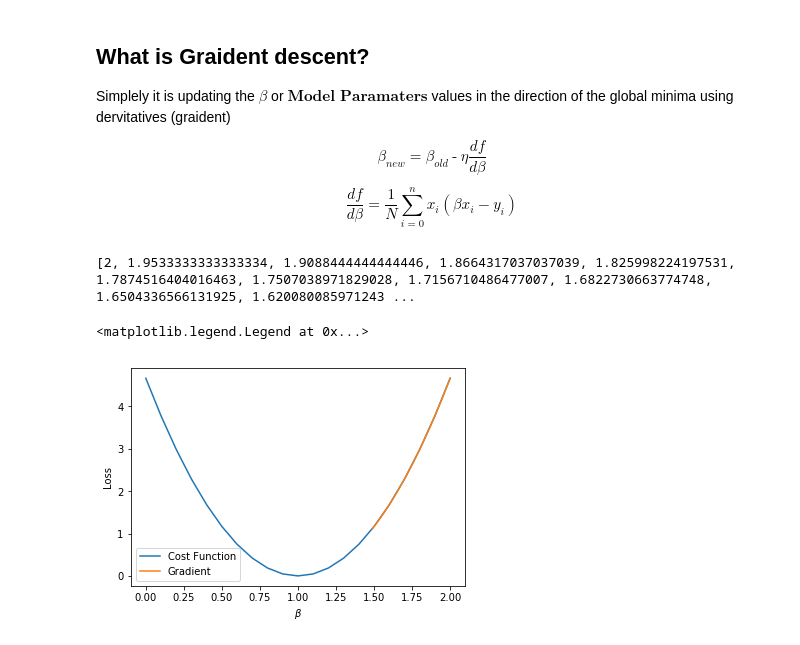
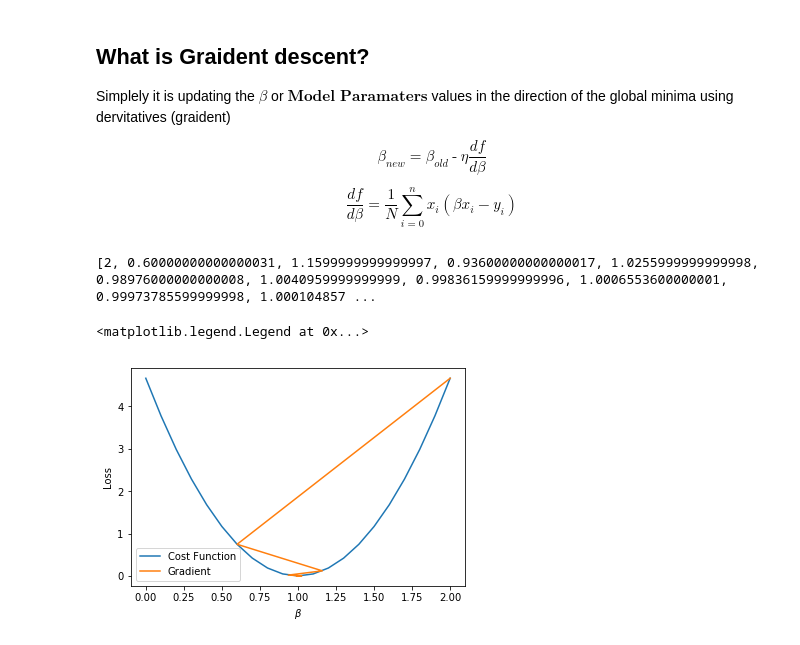
Before and after one commit to ahmedanis03/IntroMLandDL, a Jupyter notebook: Machine Learning intro.ipynb, the cells around one changed output. Saved outputs shown, nothing was run; the diff lists cells and outputs as text; code cells hidden in the pictures.

```diff
--- a/Machine Learning intro.ipynb
+++ b/Machine Learning intro.ipynb
@@ -90,0 +80,11 @@ plt.ylabel('Loss')
+# %%
+beta = np.arange(0,2.1,0.1)
+def cost(y, y_hat):
+    n = len(y)
+    return (((y_hat - y)**2).sum()) / n
+
+beta_applied = np.array([a*b for a,b in zip(beta,np.array([x,]*len(beta)))])
+loss = [cost(y, y_hat) for y_hat in beta_applied]
+plt.plot(beta,loss)
+plt.xlabel(r'$\beta$')
+plt.ylabel('Loss')
@@ -131,23 +134,24 @@ def gradient_step(x, y, beta, learning_rate):
     diff = 1/N * np.sum( x * ((beta * x) - y))
     return beta - (learning_rate * diff)
 # %%
-eta = 0.01
+eta = 0.3
+number_of_function_calls = 10
 
 betas = [2]
-for i in range(15):
+for i in range(number_of_function_calls):
     betas.append(gradient_step(x, y, betas[i], eta))
 
 
-beta_p_applied = np.array([a*b for a,b in zip(betas,np.array([x,]*len(beta)))])
+beta_p_applied = np.array([a*b for a,b in zip(betas,np.array([x,]*len(betas)))])
 loss_p = [cost(y, y_hat) for y_hat in beta_p_applied]
 
 print(betas)
 plt.plot(beta,loss)
 plt.plot(betas, loss_p,'-')
 plt.xlabel(r'$\beta$')
 plt.ylabel('Loss')
 plt.legend(['Cost Function','Gradient'])
 # %% [output]
-[2, 1.9533333333333334, 1.9088444444444446, 1.8664317037037039, 1.825998224197531, 1.7874516404016463, 1.7507038971829028, 1.7156710486477007, 1.6822730663774748, 1.6504336566131925, 1.620080085971243 ...
+[2, 0.60000000000000031, 1.1599999999999997, 0.93600000000000017, 1.0255999999999998, 0.98976000000000008, 1.0040959999999999, 0.99836159999999996, 1.0006553600000001, 0.99973785599999998, 1.000104857 ...
 <matplotlib.legend.Legend at 0x...>
-[figure, old version]
+[figure, new version]
```
Also changed, not shown: parts of 2 cells of this notebook, 1 other file.
